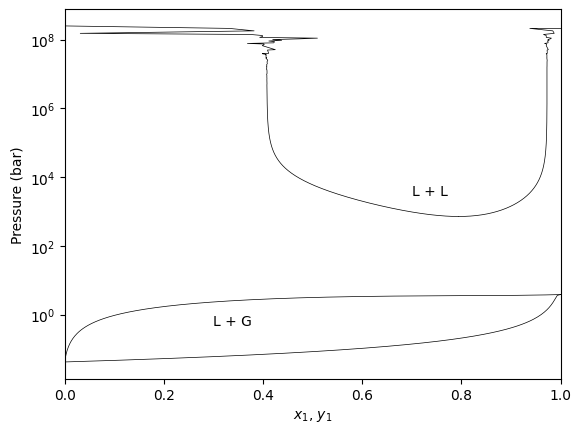
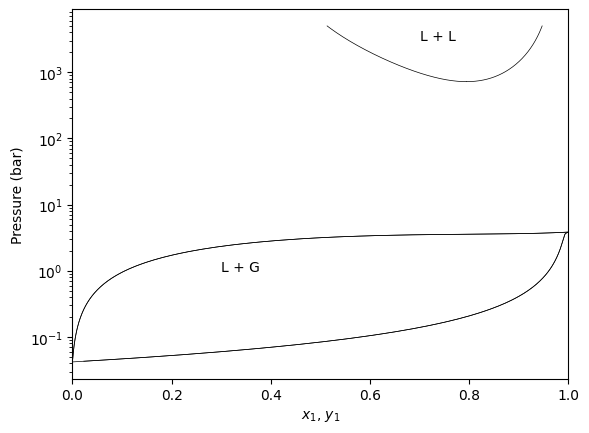
The change to this notebook cell's code, shown as a diff; its figure went from the first image to the second:
--- before
+++ after
@@ -3,5 +3,5 @@
 plt.yscale('log')
 
-plt.annotate("L + G", xy=(0.2, 0.5), xytext=(0.3, 0.5))
+plt.annotate("L + G", xy=(0.2, 1.), xytext=(0.3, 1))
 plt.annotate("L + L", xy=(0.7, 3000), xytext=(0.7, 3000))
 plt.xlim(0, 1)

Commit: Deploying to gh-pages from @ ipqa-research/yaeos@6a76d9dcf085393bf3a19058dea0a760012e7dbd 🚀